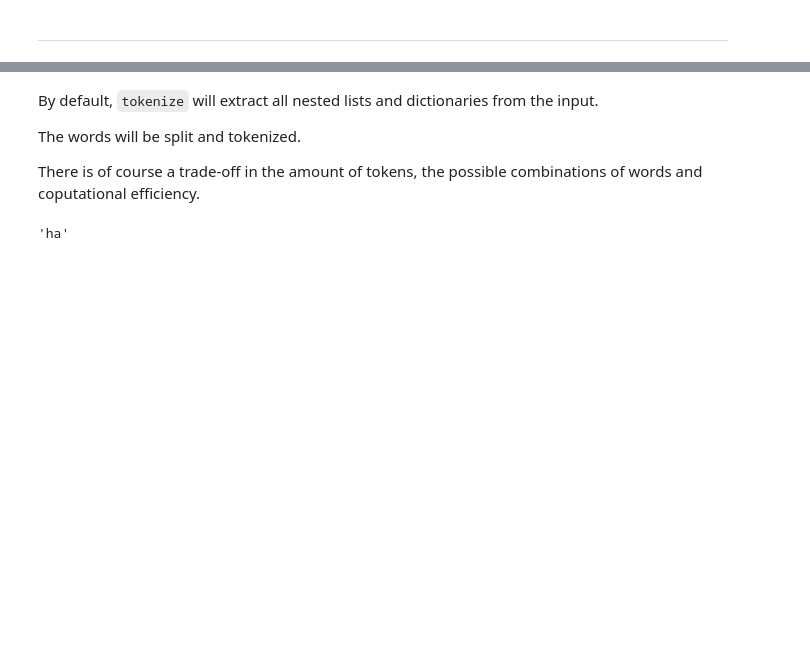
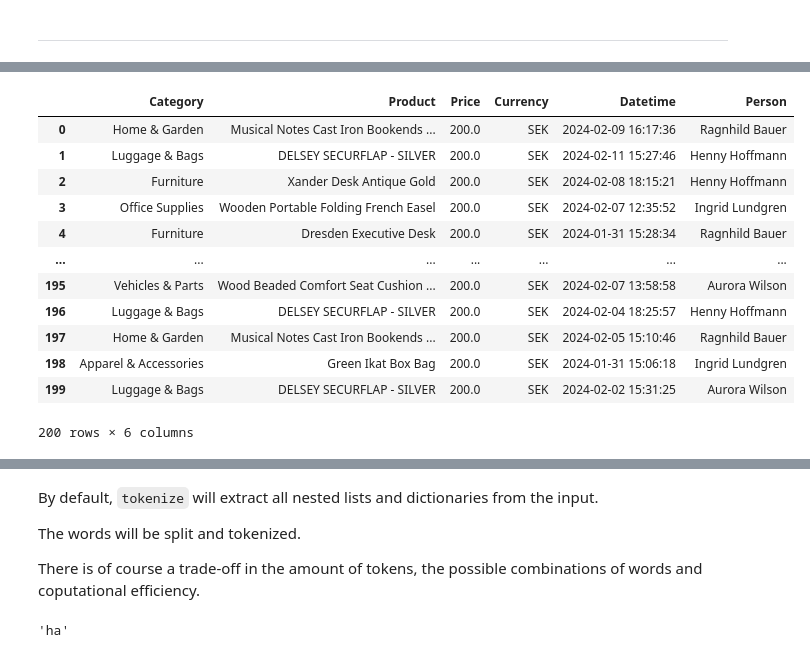
Before and after one commit to wlinds/tpme, a Jupyter notebook: demo.ipynb, the cells around one changed output, grey strips where cells are left out. Drawn from its saved outputs; the diff is of its cells as text; code cells hidden in the pictures; blank space fills up the shorter version.

```diff
--- a/demo.ipynb
+++ b/demo.ipynb
@@ -120,0 +193,18 @@ file_name ='tpme_export'
+# %%
+from main import quick_expenses
+
+quick_expenses(n_people=4, n_expenses=200, keyword='office')
+# %% [output]
+|  | Category | Product | Price | Currency | Datetime | Person |
+| 0 | Home & Garden | Musical Notes Cast Iron Bookends ... | 200.0 | SEK | 2024-02-09 16:17:36 | Ragnhild Bauer |
+| 1 | Luggage & Bags | DELSEY SECURFLAP - SILVER | 200.0 | SEK | 2024-02-11 15:27:46 | Henny Hoffmann |
+| 2 | Furniture | Xander Desk Antique Gold | 200.0 | SEK | 2024-02-08 18:15:21 | Henny Hoffmann |
+| 3 | Office Supplies | Wooden Portable Folding French Easel | 200.0 | SEK | 2024-02-07 12:35:52 | Ingrid Lundgren |
+| 4 | Furniture | Dresden Executive Desk | 200.0 | SEK | 2024-01-31 15:28:34 | Ragnhild Bauer |
+| ... | ... | ... | ... | ... | ... | ... |
+| 195 | Vehicles & Parts | Wood Beaded Comfort Seat Cushion ... | 200.0 | SEK | 2024-02-07 13:58:58 | Aurora Wilson |
+| 196 | Luggage & Bags | DELSEY SECURFLAP - SILVER | 200.0 | SEK | 2024-02-04 18:25:57 | Henny Hoffmann |
+| 197 | Home & Garden | Musical Notes Cast Iron Bookends ... | 200.0 | SEK | 2024-02-05 15:10:46 | Ragnhild Bauer |
+| 198 | Apparel & Accessories | Green Ikat Box Bag | 200.0 | SEK | 2024-01-31 15:06:18 | Ingrid Lundgren |
+| 199 | Luggage & Bags | DELSEY SECURFLAP - SILVER | 200.0 | SEK | 2024-02-02 15:31:25 | Aurora Wilson |
+200 rows × 6 columns
```
Also changed, not shown: parts of 30 cells of this notebook.
